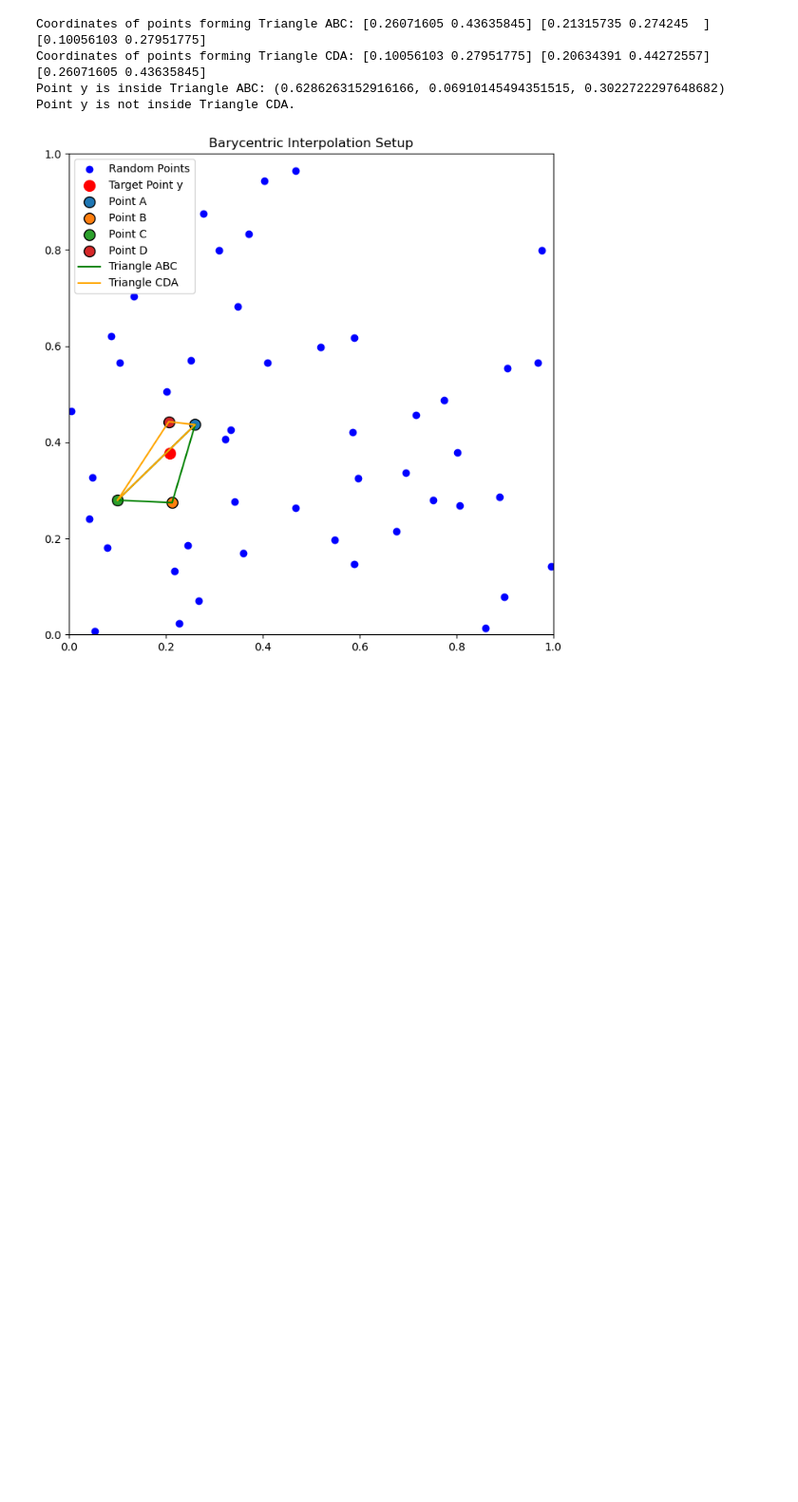
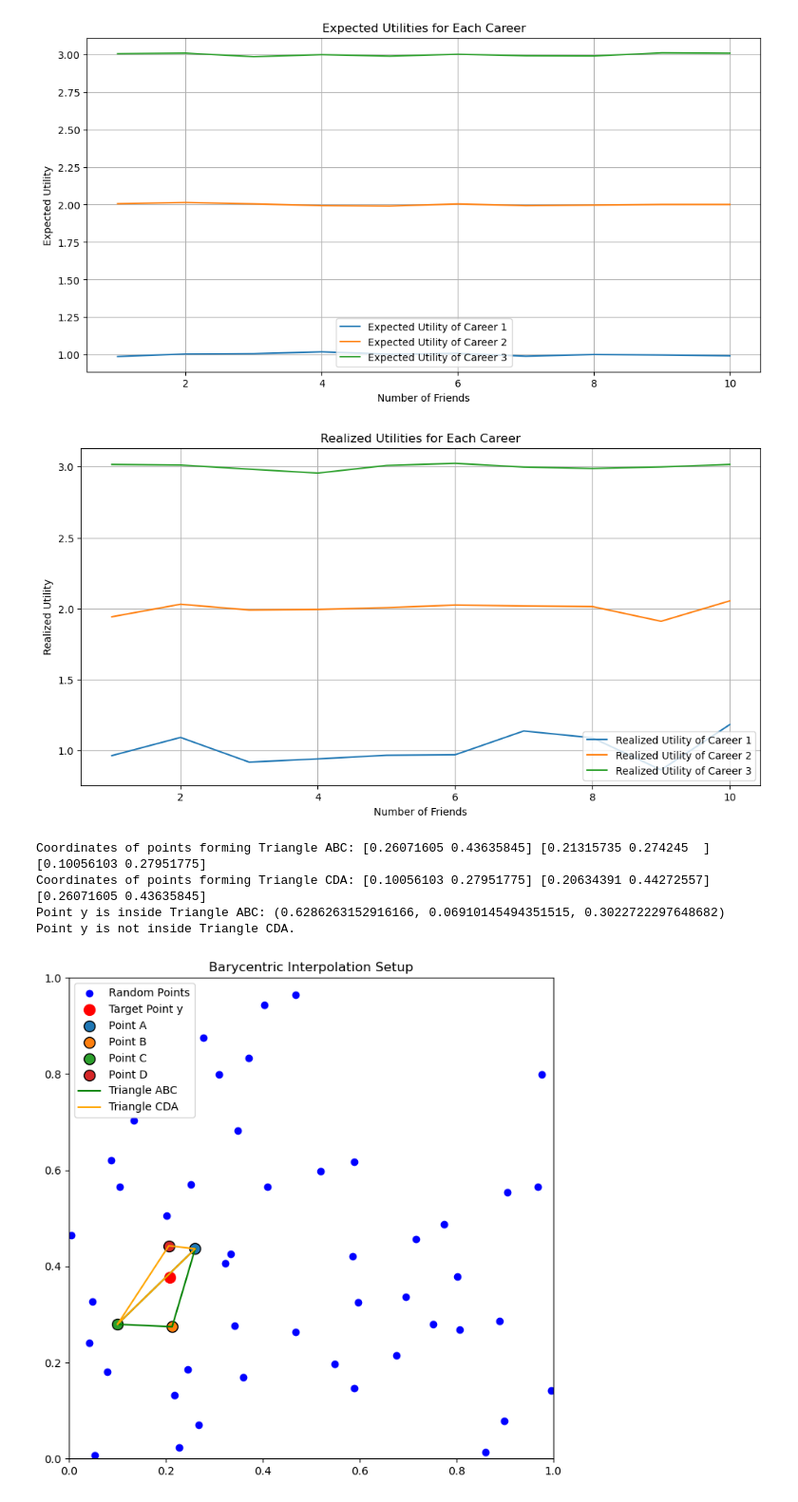
Before and after one commit to NumEconCopenhagen/projects-2024-mikkel-nikolas, a Jupyter notebook: Problem3.ipynb, the cells around one changed output. Shown at 95% size. Cells and saved outputs as stored; diff of their text form; code cells hidden in the pictures; blank space fills up the shorter version.

```diff
--- a/Problem3.ipynb
+++ b/Problem3.ipynb
@@ -1,3 +127,66 @@
+# %%
+import numpy as np
+import matplotlib.pyplot as plt
+
+# Setting initial parameters
+N = 10  # Number of graduates
+J = 3   # Number of careers
+K = 10000  # Number of simulations
+v = np.array([1, 2, 3])  # Utilities of careers
+sigma = 2  # Standard deviation of noise
+
+# Results storage
+choices = np.zeros((N, J))
+expected_utilities = np.zeros((N, J))
+realized_utilities = np.zeros((N, J))
+
+# Simulation
+np.random.seed(42)  # For reproducibility
+for i in range(1, N+1):
+    # Simulate friends' reported utilities and personal noise for each simulation
+    friends_utilities = np.random.randn(K, i, J) * sigma + v
+    personal_noise = np.random.randn(K, J) * sigma
+
+    # Calculate prior expected utilities as the mean of friends' utilities
+    prior_expected_utilities = np.mean(friends_utilities, axis=1)  # Averaging over friends
+    # Calculate realized utilities with personal noise added to base utilities
+    realized_utilities_values = v + personal_noise
+
+    # Decide based on prior expected utilities
+    chosen_careers = np.argmax(prior_expected_utilities, axis=1)
+
+    # Aggregate results
+    for j in range(J):
+        choices[i-1, j] = np.mean(chosen_careers == j)
+        expected_utilities[i-1, j] = np.mean(prior_expected_utilities[:, j])
+        # Aggregate realized utilities for chosen careers only
+        mask = (chosen_careers == j)
+        realized_utilities[i-1, j] = np.mean(realized_utilities_values[mask, j])
+
+# Visualization of expected utilities
+plt.figure(figsize=(12, 6))
+for j in range(J):
+    plt.plot(range(1, N+1), expected_utilities[:, j], label=f'Expected Utility of Career {j+1}')
+plt.title('Expected Utilities for Each Career')
+plt.xlabel('Number of Friends')
+plt.ylabel('Expected Utility')
+plt.legend()
+plt.grid(True)
+plt.show()
+
+# Visualization of realized utilities
+plt.figure(figsize=(12, 6))
+for j in range(J):
+    plt.plot(range(1, N+1), realized_utilities[:, j], label=f'Realized Utility of Career {j+1}')
+plt.title('Realized Utilities for Each Career')
+plt.xlabel('Number of Friends')
+plt.ylabel('Realized Utility')
+plt.legend()
+plt.grid(True)
+plt.show()
+# %% [output]
+[figure, added]
+[figure, added]
 # %%
 import numpy as np
 import matplotlib.pyplot as plt
```
Also changed, not shown: parts of 2 cells of this notebook, 1 other file.
